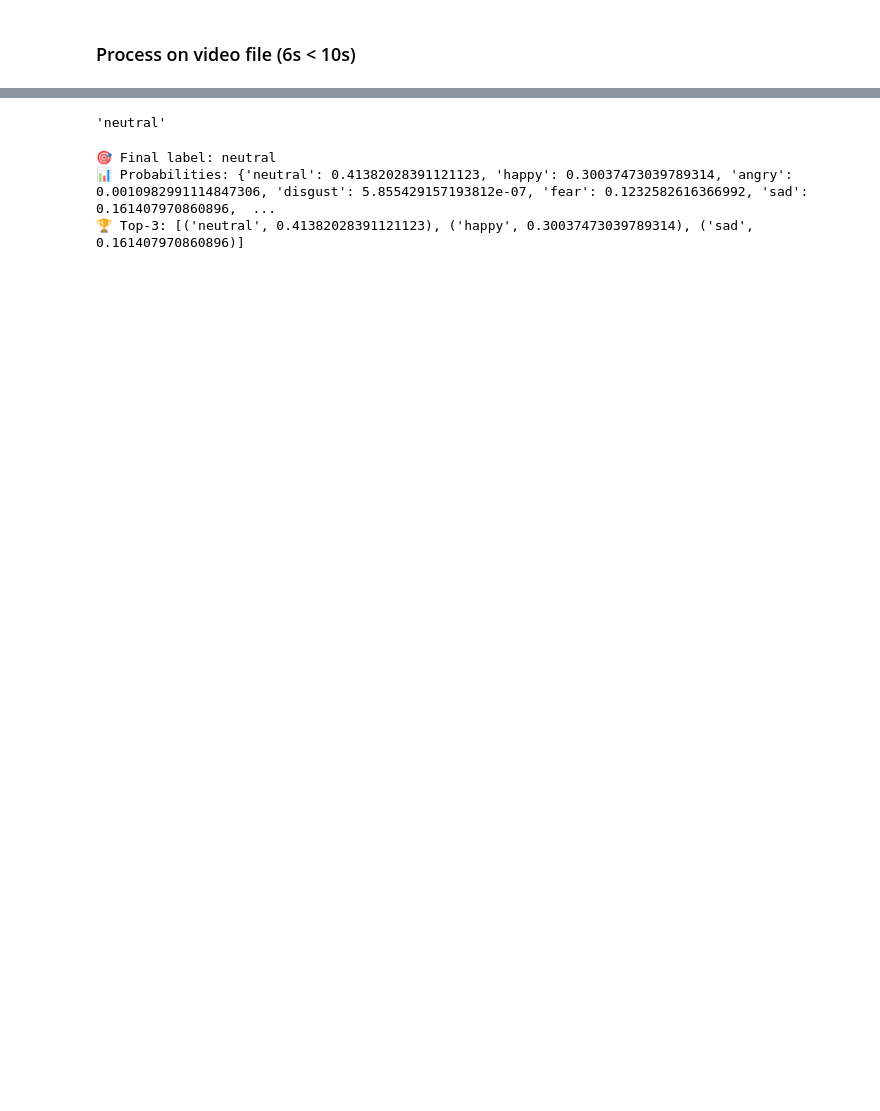
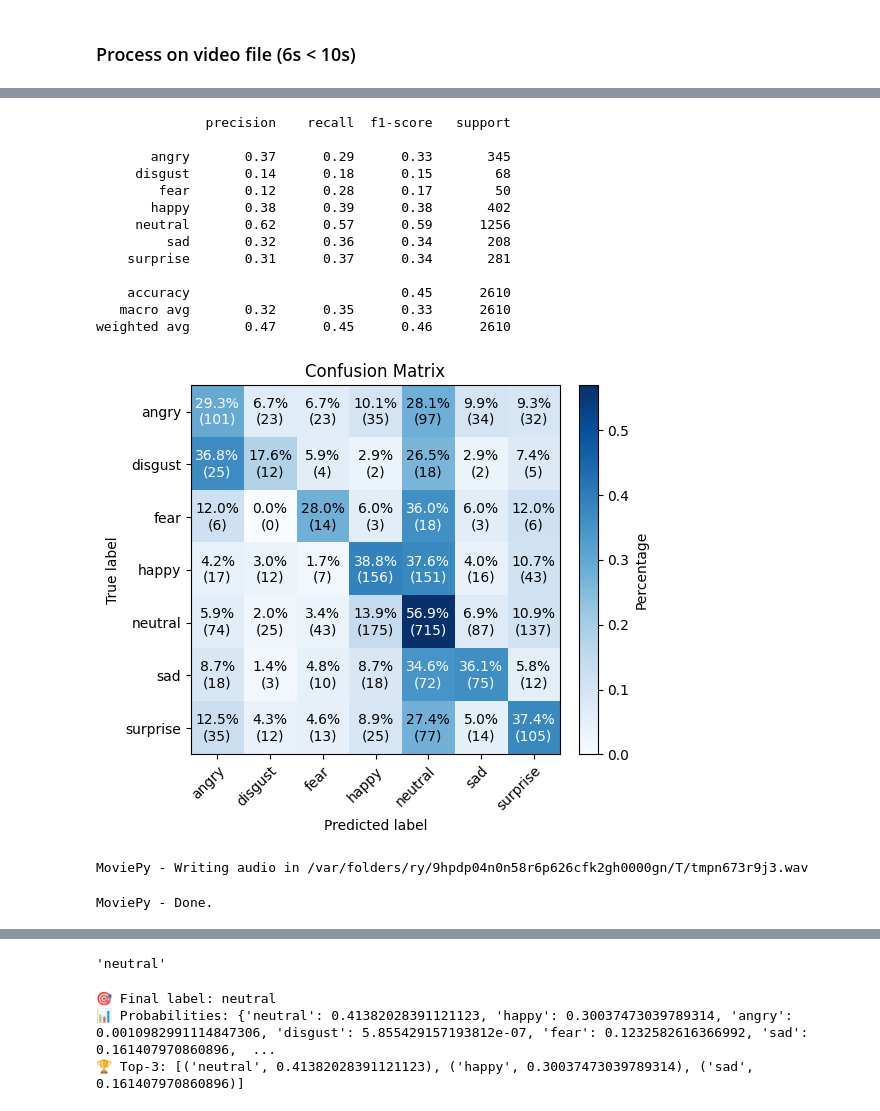
Before and after one commit to sofiafernandescd/EmoReA, a Jupyter notebook: emorea-backend/notebooks/multimodal/1_late_fusion.ipynb, the cells around one changed output, grey strips where cells are left out. Saved outputs shown, nothing was run; the diff lists cells and outputs as text; code cells hidden in the pictures; blank space fills up the shorter version.

```diff
--- a/emorea-backend/notebooks/multimodal/1_late_fusion.ipynb
+++ b/emorea-backend/notebooks/multimodal/1_late_fusion.ipynb
@@ -204,3 +251,26 @@ MoviePy - Done.
+# %%
+print(classification_report(meld_test['label'], meld_test['final_ta']))
+plot_confusion_matrix(meld_test['label'], meld_test['final_ta'])
+# %% [output]
+              precision    recall  f1-score   support
+
+       angry       0.37      0.29      0.33       345
+     disgust       0.14      0.18      0.15        68
+        fear       0.12      0.28      0.17        50
+       happy       0.38      0.39      0.38       402
+     neutral       0.62      0.57      0.59      1256
+         sad       0.32      0.36      0.34       208
+    surprise       0.31      0.37      0.34       281
+
+    accuracy                           0.45      2610
+   macro avg       0.32      0.35      0.33      2610
+weighted avg       0.47      0.45      0.46      2610
+[figure, added]
+# %%
+file_data = fp.process_file(meld_test.iloc[0]['filename'])
+# %% [output]
+MoviePy - Writing audio in /var/folders/ry/9hpdp04n0n58r6p626cfk2gh0000gn/T/tmpn673r9j3.wav
+MoviePy - Done.
 # %%
 audio_emo = audio_recognizer.analyze(file_data["audio"]['raw'], 16000)
 audio_emo
```
Also changed, not shown: parts of 8 cells of this notebook, 2 other files.
